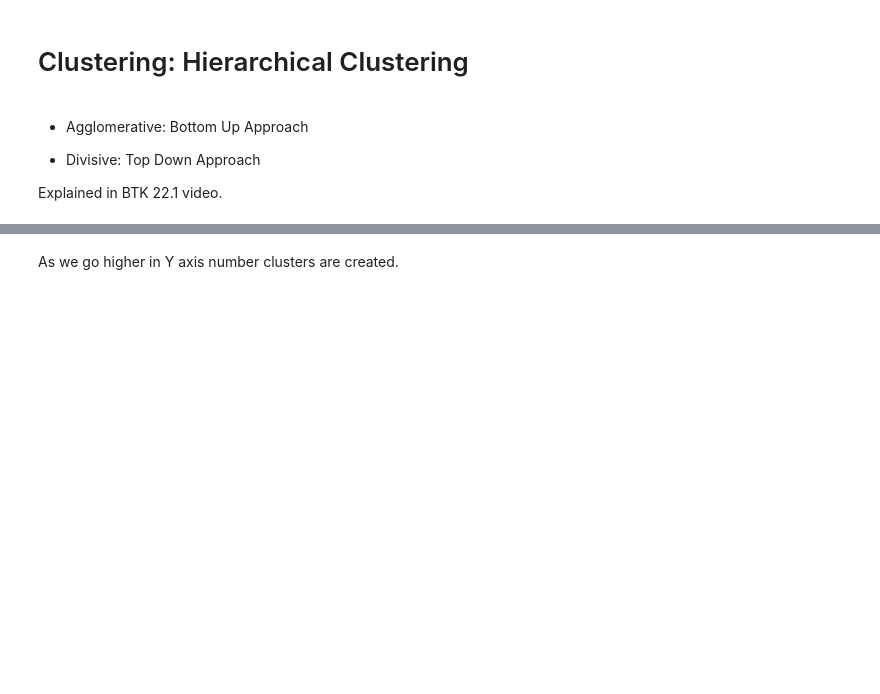
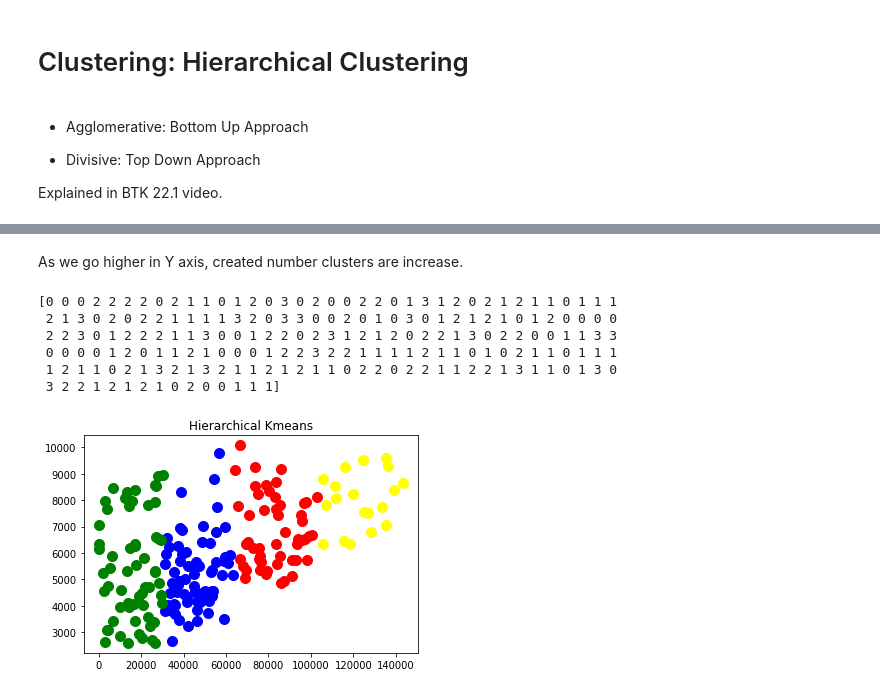
Before and after one commit to grkmkcgl/BTK-Intro-To-Machine-Learning, a Jupyter notebook: ML_BTK_5.ipynb, the cells around one changed output, grey strips where cells are left out. Cells and saved outputs as stored; diff of their text form; code cells hidden in the pictures; blank space fills up the shorter version.

```diff
--- a/ML_BTK_5.ipynb
+++ b/ML_BTK_5.ipynb
@@ -103,4 +103,31 @@ Explained in BTK 22.1 video.
 # %% [markdown]
 ![Hierarchical Clustering 4 Dendogram.PNG](embedded-picture-1)
 # %% [markdown]
-As we go higher in Y axis number clusters are created.
+As we go higher in Y axis, created number clusters are increase.
+# %%
+from sklearn.cluster import AgglomerativeClustering
+
+ac = AgglomerativeClustering(n_clusters=4, affinity='euclidean', linkage = 'ward')
+
+Y_predict = ac.fit_predict(X)
+print(Y_predict)
+
+# Visualize
+plt.scatter(X[Y_predict==0,0], X[Y_predict==0,1], s=100, c='red')
+plt.scatter(X[Y_predict==1,0], X[Y_predict==1,1], s=100, c='blue')
+plt.scatter(X[Y_predict==2,0], X[Y_predict==2,1], s=100, c='green')
+plt.scatter(X[Y_predict==3,0], X[Y_predict==3,1], s=100, c='yellow')
+plt.title("Hierarchical Kmeans")
+plt.show()
+
+# I did not understand Y_predict==0, parts
+# -> after playing a bit: Y_predict==2,1 means if equals to 2 give 1
+# (for all elements)
+# %% [output]
+[0 0 0 2 2 2 2 0 2 1 1 0 1 2 0 3 0 2 0 0 2 2 0 1 3 1 2 0 2 1 2 1 1 0 1 1 1
+ 2 1 3 0 2 0 2 2 1 1 1 1 3 2 0 3 3 0 0 2 0 1 0 3 0 1 2 1 2 1 0 1 2 0 0 0 0
+ 2 2 3 0 1 2 2 2 1 1 3 0 0 1 2 2 0 2 3 1 2 1 2 0 2 2 1 3 0 2 2 0 0 1 1 3 3
+ 0 0 0 0 1 2 0 1 1 2 1 0 0 0 1 2 2 3 2 2 1 1 1 1 2 1 1 0 1 0 2 1 1 0 1 1 1
+ 1 2 1 1 0 2 1 3 2 1 3 2 1 1 2 1 2 1 1 0 2 2 0 2 2 1 1 2 2 1 3 1 1 0 1 3 0
+ 3 2 2 1 2 1 2 1 0 2 0 0 1 1 1]
+[figure, added]
```
Also changed, not shown: parts of 2 cells of this notebook.
